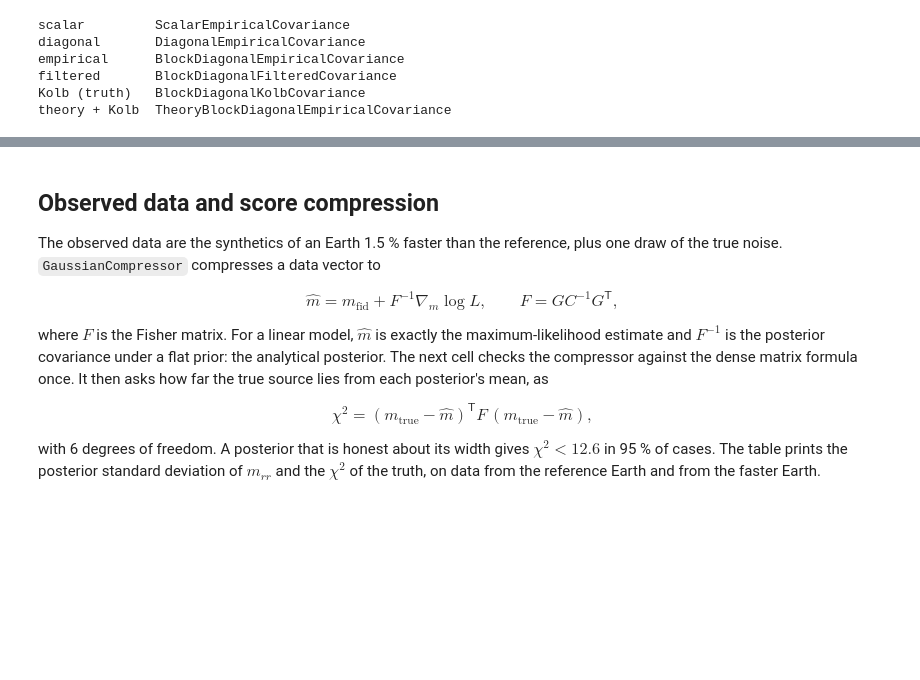
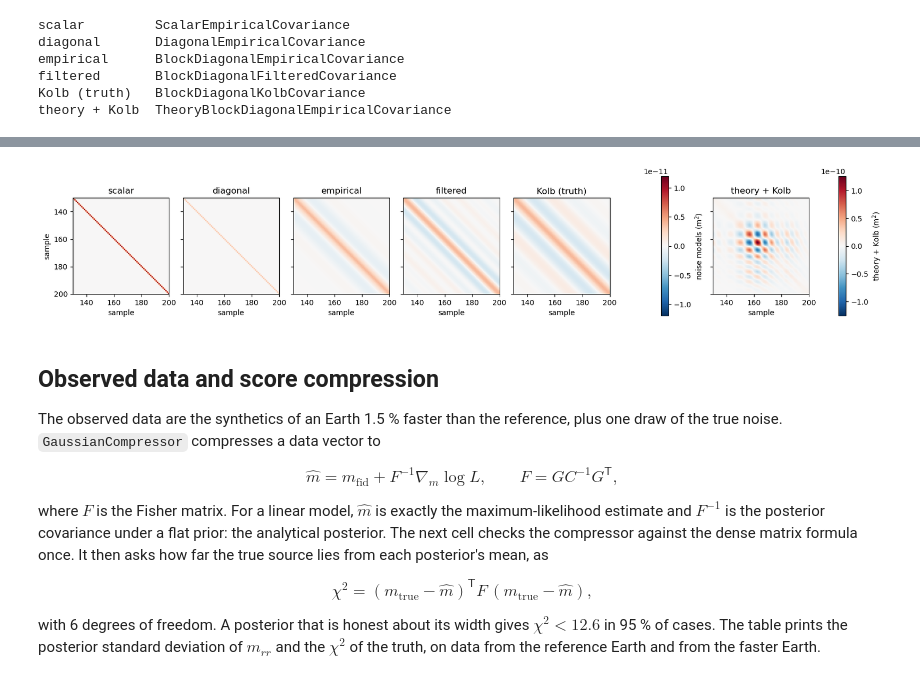
Before and after one commit to asaoulis/seismo-sbi, a Jupyter notebook: examples/02_noise_covariances_and_likelihood.ipynb, the cells around one changed output, grey strips where cells are left out. Drawn from its saved outputs; the diff is of its cells as text; code cells hidden in the pictures; blank space fills up the shorter version.

```diff
--- a/examples/02_noise_covariances_and_likelihood.ipynb
+++ b/examples/02_noise_covariances_and_likelihood.ipynb
@@ -225,3 +262,22 @@ theory + Kolb  TheoryBlockDiagonalEmpiricalCovariance
+# %%
+blocks = {name: (np.eye(trace_length) * covariance.noise_level ** 2 if name == "scalar"
+                 else np.asarray(covariance.covariance_matrix_arrays[0]))
+          for name, covariance in covariances.items()}
+window = slice(130, 200)
+noise_scale = max(np.abs(block[window, window]).max() for name, block in blocks.items() if name != "theory + Kolb")
+fig, axes = plt.subplots(1, 6, figsize=(16, 3.4), sharey=True, layout="constrained")
+images = {}
+for ax, (name, block) in zip(axes, blocks.items()):
+    scale = np.abs(block[window, window]).max() if name == "theory + Kolb" else noise_scale
+    images[name] = ax.imshow(block[window, window], cmap="RdBu_r", vmin=-scale, vmax=scale,
+                             extent=(window.start, window.stop, window.stop, window.start))
+    ax.set(title=name, xlabel="sample")
+axes[0].set_ylabel("sample")
+fig.colorbar(images["Kolb (truth)"], ax=axes[:5].tolist(), shrink=0.8, label="noise models (m$^2$)")
+fig.colorbar(images["theory + Kolb"], ax=axes[5], shrink=0.8, label="theory + Kolb (m$^2$)")
+plt.show()
+# %% [output]
+[figure, added]
 # %% [markdown]
 ## Observed data and score compression
 
```
Also changed, not shown: parts of 8 cells of this notebook, 1 other file.
